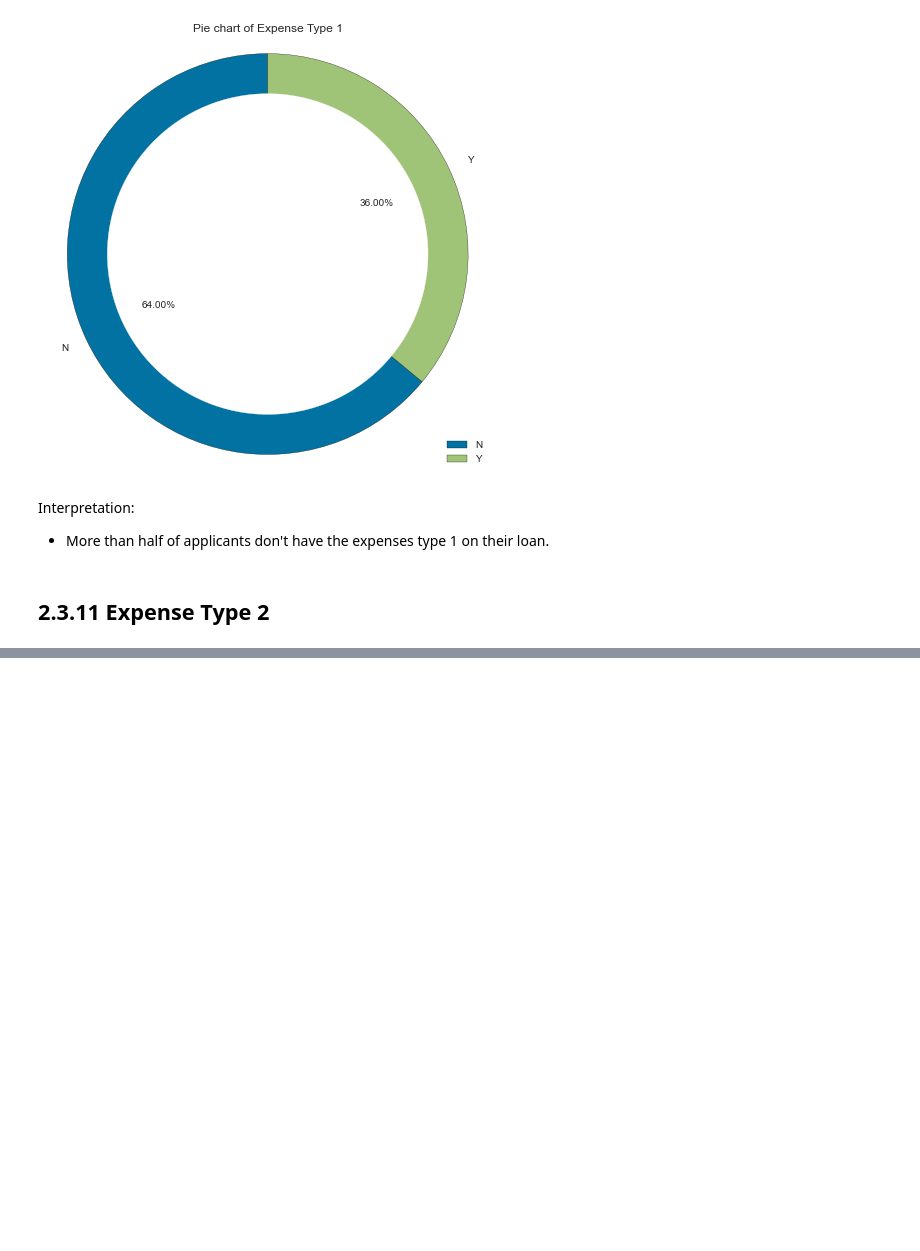
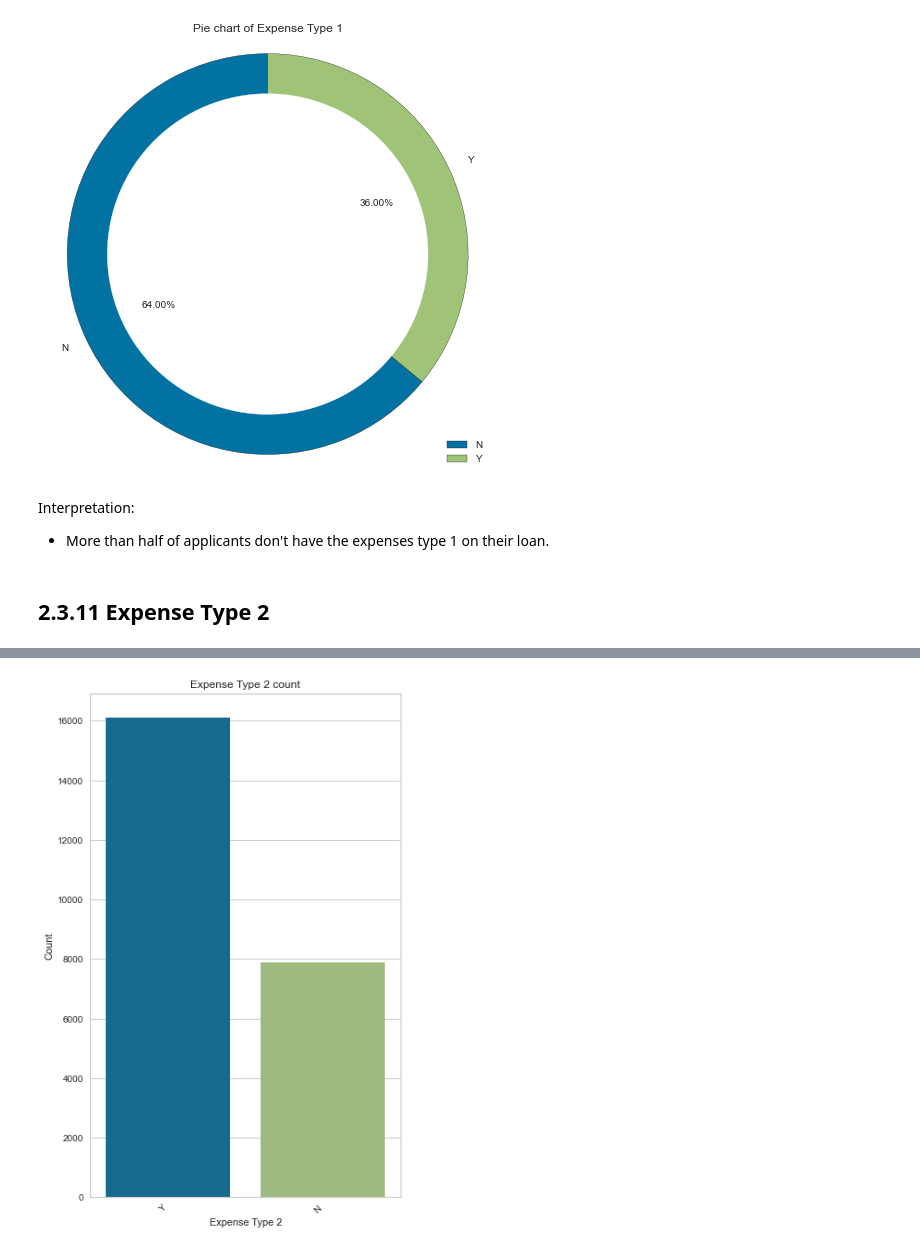
Before and after one commit to semasuka/Loan-amount-prediction-regression, a Jupyter notebook: Loan_amount_prediction.ipynb, the cells around one changed output, grey strips where cells are left out. Saved outputs shown, nothing was run; the diff lists cells and outputs as text; code cells hidden in the pictures; blank space fills up the shorter version.

Commit message:
expenses type 2 univariable analysis added

```diff
--- a/Loan_amount_prediction.ipynb
+++ b/Loan_amount_prediction.ipynb
@@ -570,0 +588,4 @@ Interpretation:
+# %%
+create_bar_plot(loan_amt_train_copy,'Expense Type 2')
+# %% [output]
+[figure, added]
```
Also changed, not shown: parts of 3 cells of this notebook.
